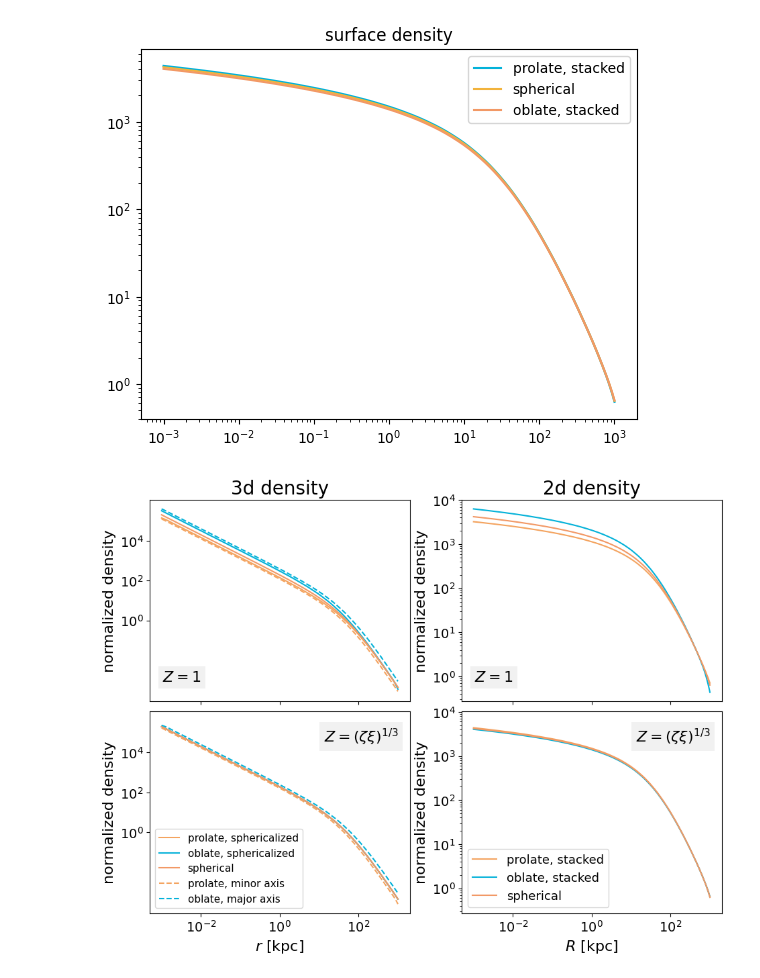
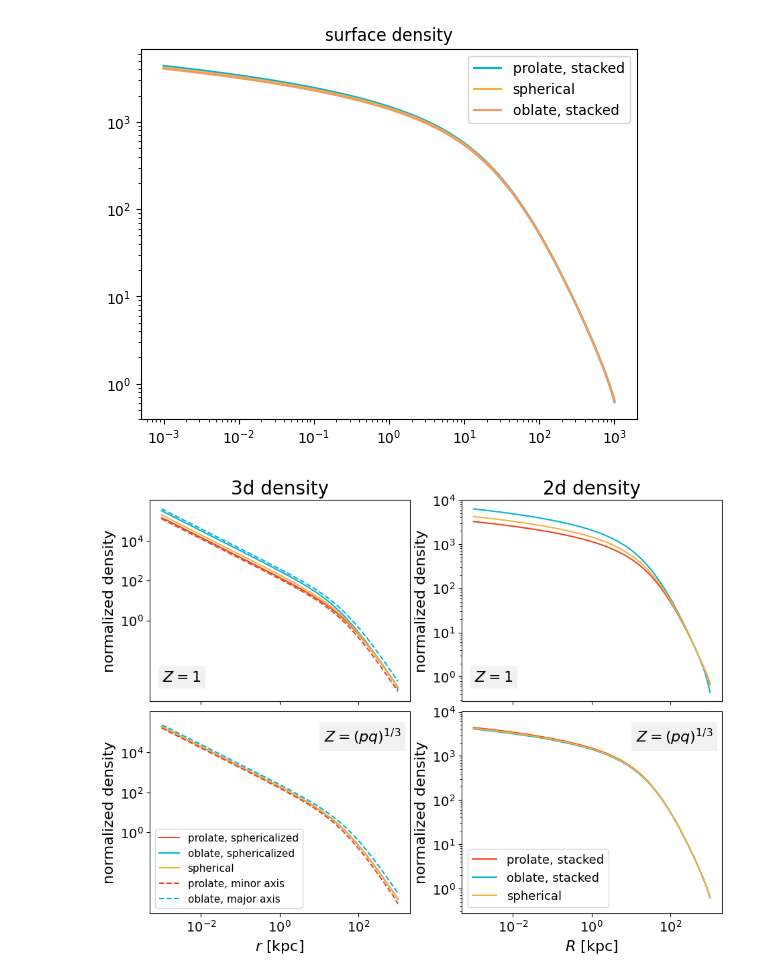
Before and after one commit to huangxy256/deproject_notebook, a Jupyter notebook: AppdixB-axisymmetric_mge_description.ipynb, the cells around one changed output. Cells and saved outputs as stored; diff of their text form; code cells hidden in the pictures.

```diff
--- a/AppdixB-axisymmetric_mge_description.ipynb
+++ b/AppdixB-axisymmetric_mge_description.ipynb
@@ -339,8 +339,8 @@ fig = plt.figure(figsize = (11, 8))
 gs = fig.add_gridspec(2, 2, hspace=0.05)
 axs = gs.subplots(sharex='col')
 
-color_sph = clist[2]
-color_prolate = 'sandybrown'
+color_sph = clist[1]
+color_prolate = clist[3]
 color_oblate = clist[0]
 
 rad_log = np.log10(rad)
@@ -375,37 +375,37 @@ axs[1, 0].set_ylabel('normalized density')
 axs[1, 0].legend(prop = {'size': 11}, loc = 'lower left')
 
 # annotate Z value
 props = dict(boxstyle = 'square', facecolor = 'lightgrey', alpha = 0.3, edgecolor = 'None')
 axs[0, 0].text(0.05, 0.1, r'$Z = 1$', transform = axs[0, 0].transAxes, fontsize = 16, bbox = props)
 axs[0, 1].text(0.05, 0.1, r'$Z = 1$', transform = axs[0, 1].transAxes, fontsize = 16, bbox = props)
 
 axs[0, 1].plot(rad, surf_avg_1_prolate, label = 'prolate, stacked', color = color_prolate)
 axs[0, 1].plot(rad, surf_avg_1_oblate, label = 'oblate, stacked', color = color_oblate)
 axs[0, 1].plot(rad, surf_gssum_sph, label = 'spherical', color = color_sph)
 axs[0, 1].set_ylabel('normalized density')
 axs[0, 1].set_title('2d density', size = 20)
 
 axs[1, 1].plot(rad, surf_avg_2_prolate, label = 'prolate, stacked', color = color_prolate)
 axs[1, 1].plot(rad, surf_avg_2_oblate, label = 'oblate, stacked', color = color_oblate)
 axs[1, 1].plot(rad, surf_gssum_sph, label = 'spherical', color =color_sph)
 axs[1, 1].sharey(axs[0, 1])
 axs[1, 1].set_xticks(10 ** np.arange(-2, 3, 2, dtype=float))
 axs[1, 1].set_xlabel('$R$ [kpc]')
 axs[1, 1].set_ylabel('normalized density')
 axs[1, 1].legend(loc = 'lower left', prop = {'size': 13})
 
 # annotate Z value
-axs[1, 0].text(0.67, 0.85, r'$Z = (\zeta\xi)^{1/3}$', transform = axs[1, 0].transAxes, fontsize = 16, bbox = props)
-axs[1, 1].text(0.67, 0.85, r'$Z = (\zeta\xi)^{1/3}$', transform = axs[1, 1].transAxes, fontsize = 16, bbox = props)
+axs[1, 0].text(0.67, 0.85, r'$Z = (pq)^{1/3}$', transform = axs[1, 0].transAxes, fontsize = 16, bbox = props)
+axs[1, 1].text(0.67, 0.85, r'$Z = (pq)^{1/3}$', transform = axs[1, 1].transAxes, fontsize = 16, bbox = props)
 
 # Adjust layout to prevent overlapping titles
 plt.tight_layout()
 
-# plt.savefig('./appdixB_compare_sphericalizing.pdf', dpi=300, bbox_inches='tight')
+plt.savefig('./appdxB_compare_sphericalizing.pdf', bbox_inches='tight', dpi=300)
 
 plt.show()
 # %% [output]
-[figure, old version]
+[figure, new version]
 # %%
 plt.plot(rad, surf_avg_2_prolate / surf_gssum_sph, label = 'prolate')
 plt.plot(rad, surf_avg_2_oblate / surf_gssum_sph, label = 'oblate')
```
Also changed, not shown: parts of 2 cells of this notebook.
